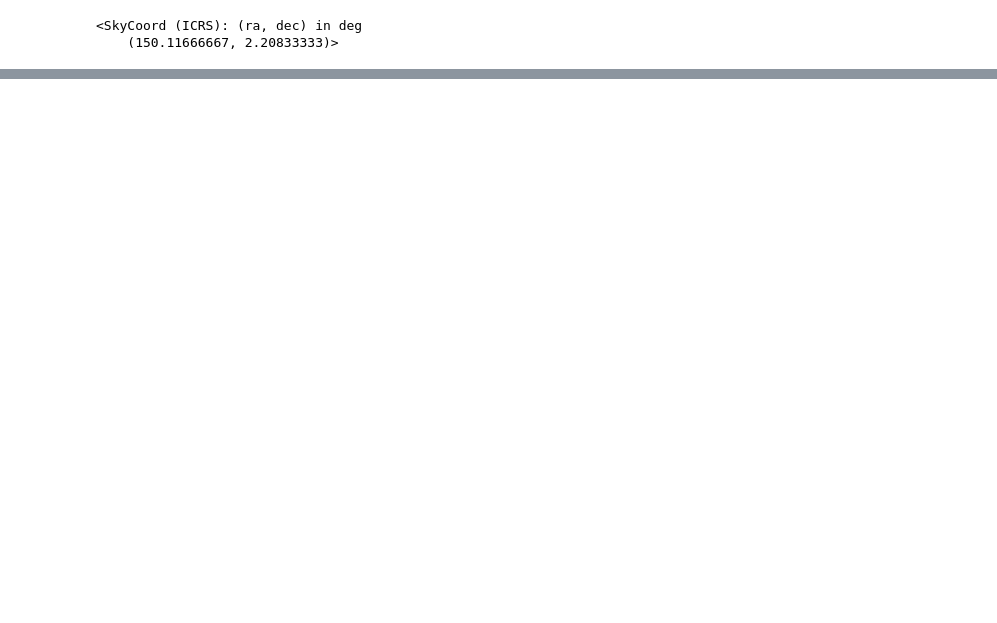
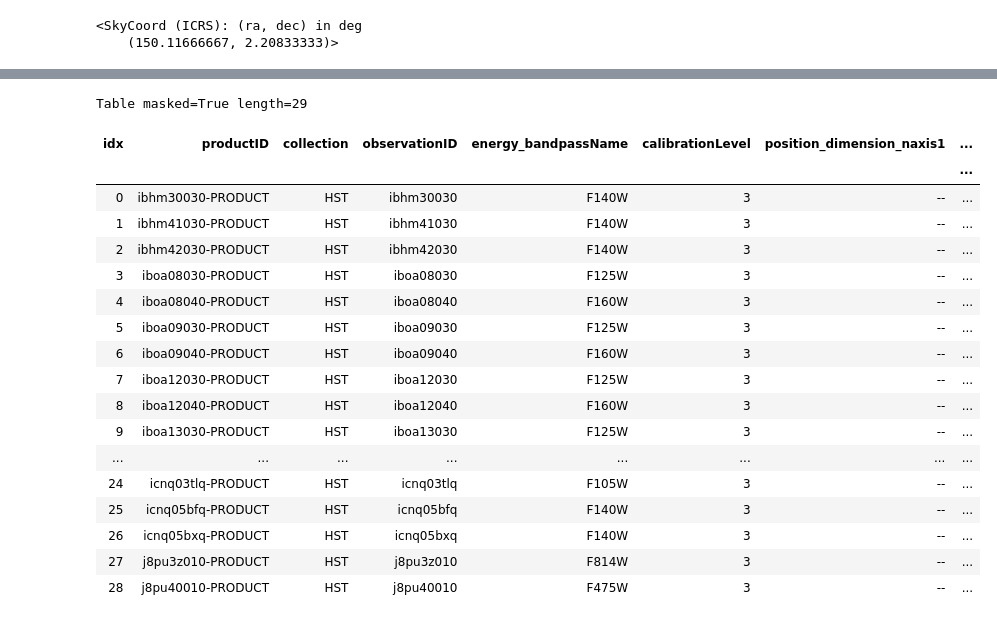
Before and after one commit to ellieb/astroquery_tutorial, a Jupyter notebook: astroquery_example_v1.ipynb, the cells around one changed output, grey strips where cells are left out. Cells and saved outputs as stored; diff of their text form; code cells hidden in the pictures; blank space fills up the shorter version.

```diff
--- a/astroquery_example_v1.ipynb
+++ b/astroquery_example_v1.ipynb
@@ -303,0 +53,6 @@ Now, lets try and use a cutout!
+# %%
+cfht_results = cadc.query_region(c, collection='CFHTMEGAPIPE')
+hst_results = cadc.query_region(c, collection='HST')
+
+print(len(cfht_results))
+print(len(hst_results))
@@ -303,0 +84,17 @@ Now, lets try and use a cutout!
+# %%
+# Filter for both CFHT and HST data
+prelim_filter = lambda table: (table['calibrationLevel'] == 3) & \
+                              (table['dataProductType'] == 'image') & \
+                              (table['quality_flag'] != 'junk')
+
+cfht_filter = prelim_filter(cfht_results) & (cfht_results['target_name'] == 'D2') & \
+    ([energy_bandpass_name.startswith('i.') for energy_bandpass_name in cfht_results['energy_bandpassName']])
+
+hst_filter = prelim_filter(hst_results) & \
+    ([target_name.startswith('COSMOS') for target_name in hst_results['target_name']])
+
+filtered_cfht_results = cfht_results[cfht_filter]
+filtered_hst_results = hst_results[hst_filter]
+
+print(len(filtered_cfht_results))
+print(len(filtered_hst_results))
@@ -303,0 +104,7 @@ Now, lets try and use a cutout!
+# %%
+columns_subset = ['productID', 'collection', 'observationID', 'energy_bandpassName', 'calibrationLevel', \
+                  'position_dimension_naxis1', 'position_dimension_naxis2', 'intent', 'target_name', \
+                  'telescope_name', 'instrument_name', 'position_bounds', 'dataProductType']
+
+filtered_cfht_results.sort('productID')
+filtered_cfht_results[columns_subset].show_in_notebook()
@@ -303,0 +131,23 @@ Now, lets try and use a cutout!
+# %%
+filtered_hst_results.sort('productID')
+filtered_hst_results[columns_subset].show_in_notebook()
+# %% [output]
+Table masked=True length=29
+| idx | productID | collection | observationID | energy_bandpassName | calibrationLevel | position_dimension_naxis1 | ... |
+|  |  |  |  |  |  |  | ... |
+| 0 | ibhm30030-PRODUCT | HST | ibhm30030 | F140W | 3 | -- | ... |
+| 1 | ibhm41030-PRODUCT | HST | ibhm41030 | F140W | 3 | -- | ... |
+| 2 | ibhm42030-PRODUCT | HST | ibhm42030 | F140W | 3 | -- | ... |
+| 3 | iboa08030-PRODUCT | HST | iboa08030 | F125W | 3 | -- | ... |
+| 4 | iboa08040-PRODUCT | HST | iboa08040 | F160W | 3 | -- | ... |
+| 5 | iboa09030-PRODUCT | HST | iboa09030 | F125W | 3 | -- | ... |
+| 6 | iboa09040-PRODUCT | HST | iboa09040 | F160W | 3 | -- | ... |
+| 7 | iboa12030-PRODUCT | HST | iboa12030 | F125W | 3 | -- | ... |
+| 8 | iboa12040-PRODUCT | HST | iboa12040 | F160W | 3 | -- | ... |
+| 9 | iboa13030-PRODUCT | HST | iboa13030 | F125W | 3 | -- | ... |
+| ... | ... | ... | ... | ... | ... | ... | ... |
+| 24 | icnq03tlq-PRODUCT | HST | icnq03tlq | F105W | 3 | -- | ... |
+| 25 | icnq05bfq-PRODUCT | HST | icnq05bfq | F140W | 3 | -- | ... |
+| 26 | icnq05bxq-PRODUCT | HST | icnq05bxq | F140W | 3 | -- | ... |
+| 27 | j8pu3z010-PRODUCT | HST | j8pu3z010 | F814W | 3 | -- | ... |
+| 28 | j8pu40010-PRODUCT | HST | j8pu40010 | F475W | 3 | -- | ... |
```
Also changed, not shown: parts of 52 cells of this notebook.
